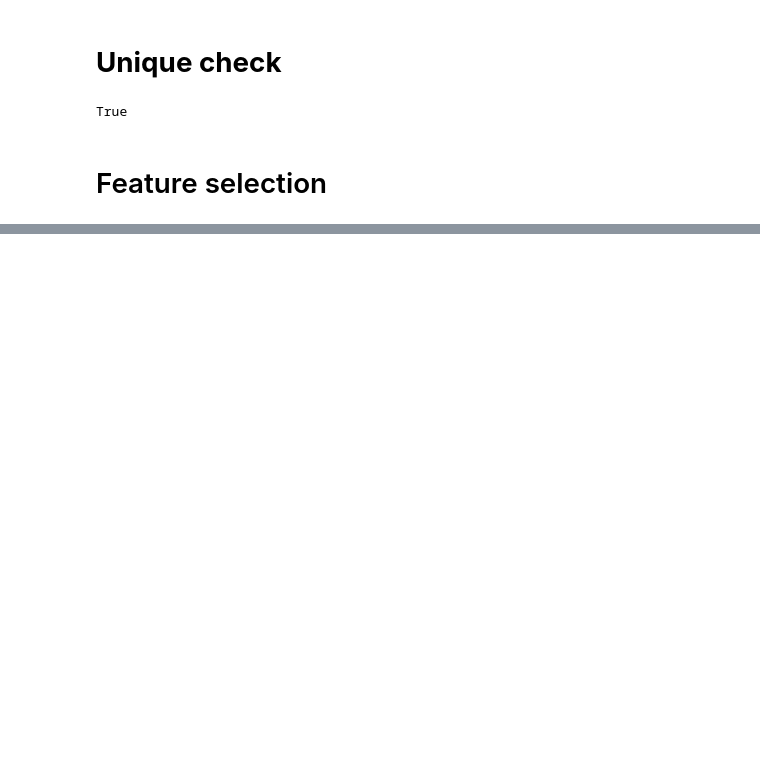
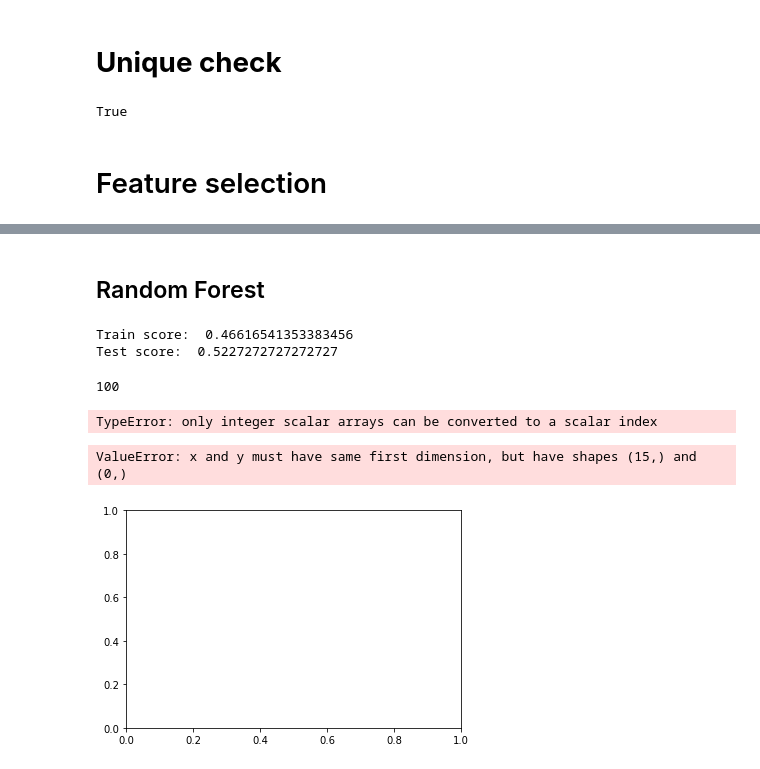
Before and after one commit to OlehZherebetskiy/LPNU-studing, a Jupyter notebook: 3.5 course/VVD/Lab1/bdplab1.ipynb, the cells around one changed output, grey strips where cells are left out. Cells and saved outputs as stored; diff of their text form; code cells hidden in the pictures; blank space fills up the shorter version.

```diff
--- a/3.5 course/VVD/Lab1/bdplab1.ipynb
+++ b/3.5 course/VVD/Lab1/bdplab1.ipynb
@@ -345,0 +605,2 @@ happiness = happiness[["Happiness Rank", "Happiness Score", "Economy (GDP per Ca
+# %% [markdown]
+## Random Forest
@@ -345,0 +647,33 @@ happiness = happiness[["Happiness Rank", "Happiness Score", "Economy (GDP per Ca
+# %%
+from sklearn.ensemble import RandomForestClassifier
+clf = RandomForestClassifier(max_depth=2, random_state=0)
+clf.fit(X, y)
+print("Train score: ", clf.score(X, y))
+print("Test score: ", clf.score(X_test, y_test))
+# %% [output]
+Train score:  0.46616541353383456
+Test score:  0.5227272727272727
+# %%
+len(clf.estimators_)
+# %% [output]
+100
+# %%
+n = np.arange(15)
+score = []
+for i in range(n):
+    clf = RandomForestClassifier(max_depth=i, random_state=0)
+    clf.fit(X, y)
+    print("Test score: ", clf.score(X_test, y_test))
+# %% [output]
+TypeError: only integer scalar arrays can be converted to a scalar index
+# %%
+import matplotlib.pyplot as plt
+
+fig, ax = plt.subplots()
+ax.plot(n, score)
+
+ax.set(xlabel='Depth of trees', ylabel='Accuracy',)
+plt.show
+# %% [output]
+ValueError: x and y must have same first dimension, but have shapes (15,) and (0,)
+[figure, added]
```
Also changed, not shown: parts of 41 cells of this notebook.
